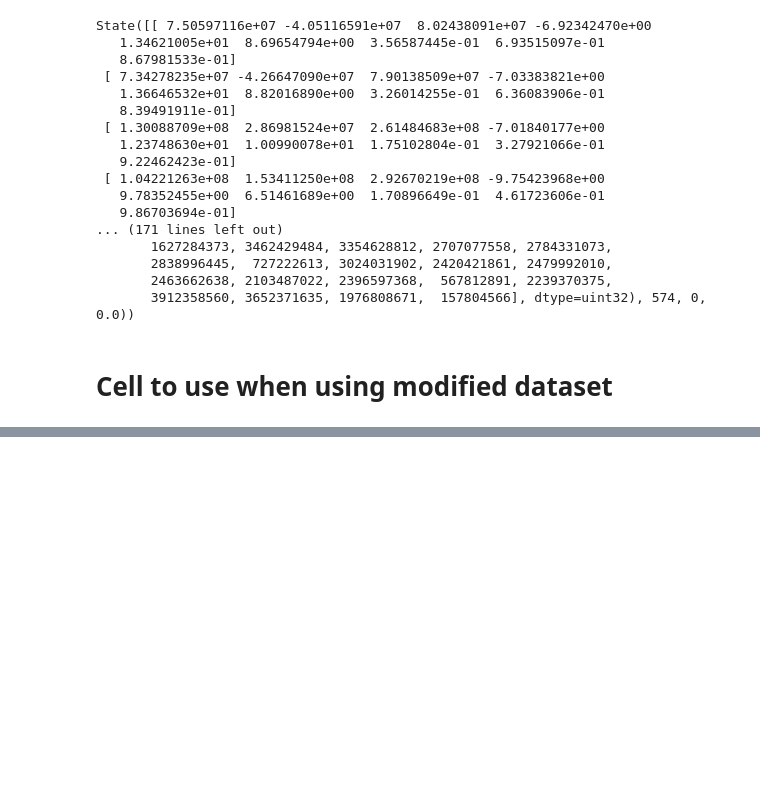
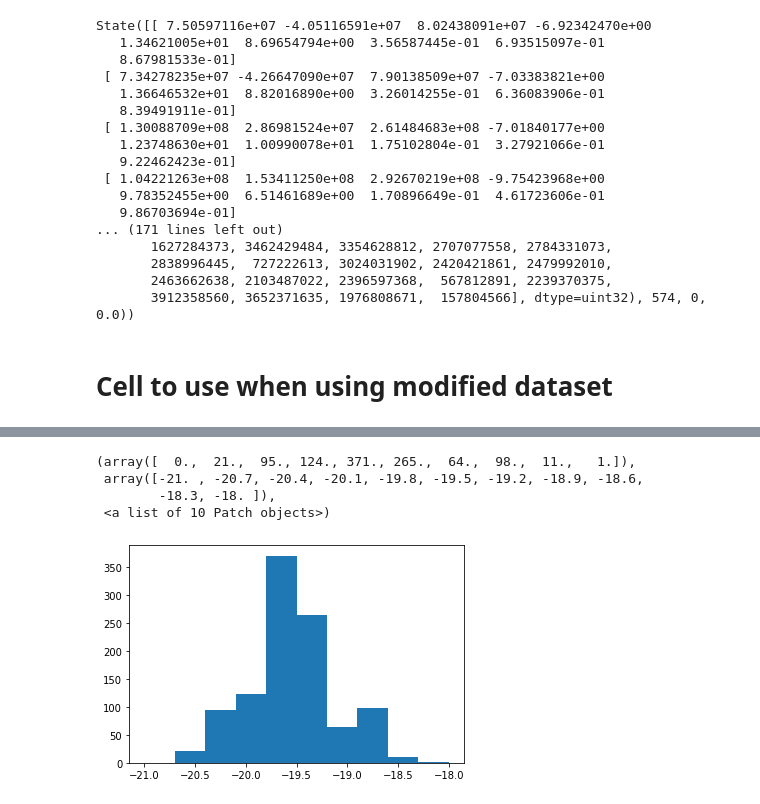
Before and after one commit to Harper741/comet_proj, a Jupyter notebook: Main_MCMC_notebook-Copy1.ipynb, the cells around one changed output, grey strips where cells are left out. Saved outputs shown, nothing was run; the diff lists cells and outputs as text; code cells hidden in the pictures; blank space fills up the shorter version.

```diff
--- a/Main_MCMC_notebook-Copy1.ipynb
+++ b/Main_MCMC_notebook-Copy1.ipynb
@@ -628,0 +647,9 @@ WARNING:root:Too few points to create valid contours
+# %%
+v_x = np.transpose(flat_samples)[3]
+plt.hist(v_x, range=(-21,-18))
+# %% [output]
+(array([  0.,  21.,  95., 124., 371., 265.,  64.,  98.,  11.,   1.]),
+ array([-21. , -20.7, -20.4, -20.1, -19.8, -19.5, -19.2, -18.9, -18.6,
+        -18.3, -18. ]),
+ <a list of 10 Patch objects>)
+[figure, added]
```
Also changed, not shown: parts of 8 cells of this notebook, 4 other files.
